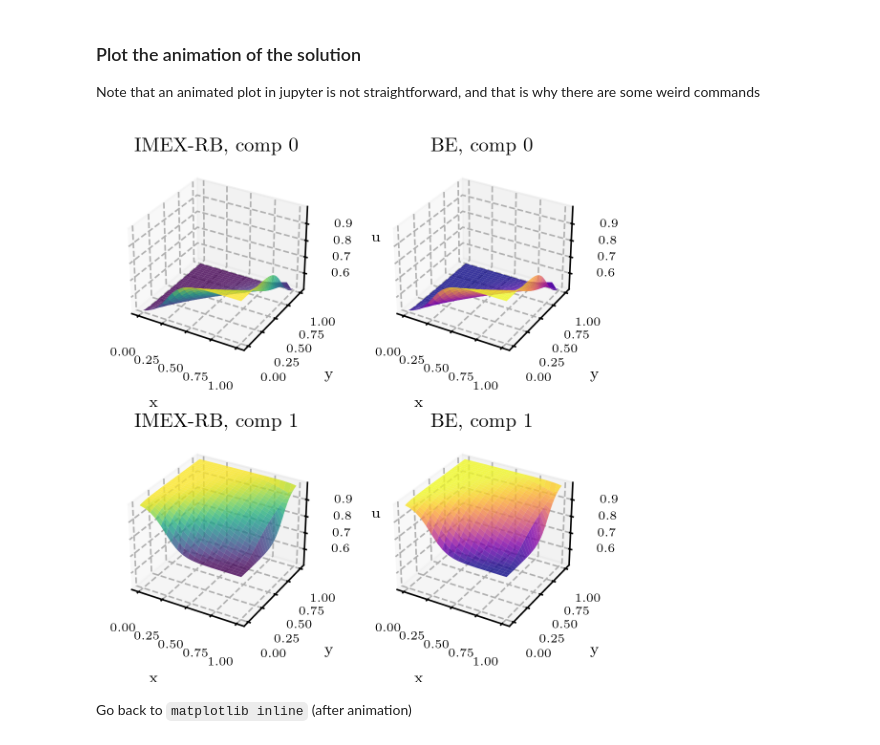
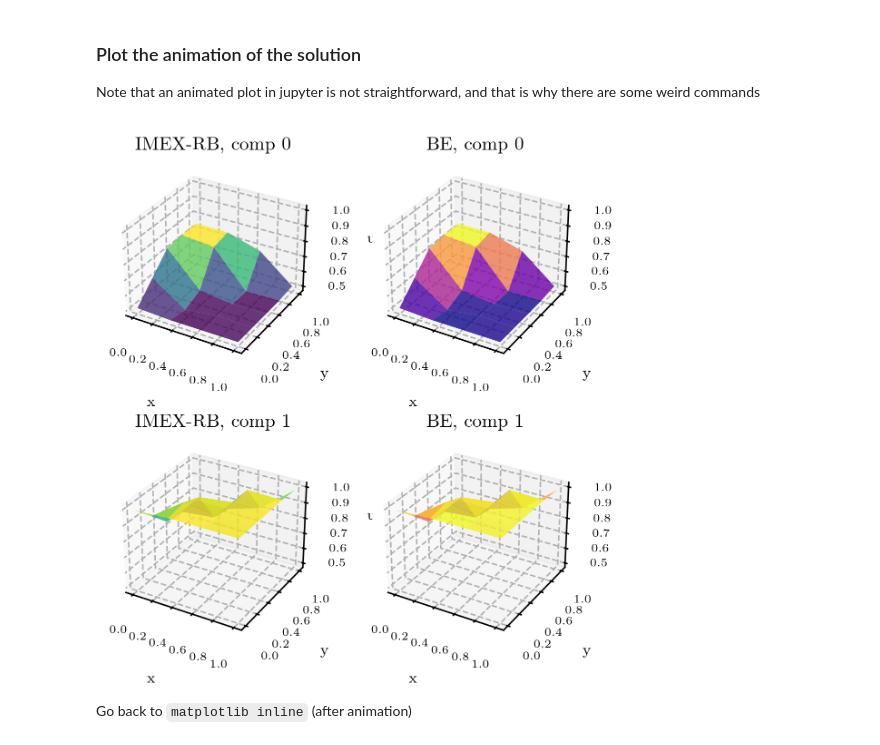
Before and after one commit to Fra-Sala/IMEX-RB, a Jupyter notebook: tutorials/burgers2D.ipynb, the cells around one changed output. Cells and saved outputs as stored; diff of their text form; code cells hidden in the pictures.

Commit message:
[Fixed] Burgers2D works. need to extend compute error to vectorial problems

```diff
--- a/tutorials/burgers2D.ipynb
+++ b/tutorials/burgers2D.ipynb
@@ -26,8 +26,8 @@ from problemsPDE import Burgers2D
 problem_name = "Burgers2D"
 Lx = 1
 Ly = Lx
-Nx = 10
-Ny = 20
+Nx = 20
+Ny = 30
 mu = 0.01
 t0 = 0.0
 tf = 1.0
@@ -115,59 +110,79 @@ plt.show()
 ### Plot the animation of the solution
 Note that an animated plot in jupyter is not straightforward, and that is why there are some weird commands
 # %%
-# assuming soldim components, uIMEX and uBE shape = (soldim*N_tot, Nt)
-# assuming uIMEX and uBE shape = (soldim*N_tot, Nt)
 %matplotlib ipympl
 from IPython import display
 import numpy as np
 import matplotlib.pyplot as plt
 
-Y, X = problem.coords
-Ny, Nx = problem.shape
+# Get the coordinates and shape from problem
+X, Y = problem.coords  # X varies along columns, Y varies along rows
+Nx, Ny = problem.shape  # shape is (Nx, Ny)
 sdim = problem.soldim
 
-zmin = uBE.min()
-zmax = uBE.max()
+# Initialize min/max for consistent z-axis limits
+zmin = min(uIMEX.min(), uBE.min())
+zmax = max(uIMEX.max(), uBE.max())
 
-fig, axes = plt.subplots(sdim, 2, figsize=(4, 2*sdim),
+# Create subplots - one row per solution component, two columns for methods
+fig, axes = plt.subplots(sdim, 2, figsize=(4, 3*sdim),
                          subplot_kw={'projection': '3d'})
+
+# Handle single component case
+if sdim == 1:
+    axes = np.array([axes])
+
+# Set up display for animation
 display_id = display.display("", display_id=True)
 
+# Set up axis labels and limits
 for comp in range(sdim):
     for j, title in enumerate(("IMEX-RB", "BE")):
         ax = axes[comp, j]
         ax.set_xlabel("x")
         ax.set_ylabel("y")
         ax.set_zlabel(f"u[{comp}]")
         ax.set_zlim(zmin, zmax)
         ax.set_title(f"{title}, comp {comp}")
 
+# Initialize surface plots
 surfs = [[None]*2 for _ in range(sdim)]
 for comp in range(sdim):
     for j in (0, 1):
         surfs[comp][j] = axes[comp, j].plot_surface(
-            X, Y, np.zeros((Ny, Nx)), cmap="viridis" if j == 0 else "plasma",
+            X, Y,
+            np.zeros(problem.pyshape),
+            cmap="viridis" if j == 0 else "plasma",
             alpha=0.8
         )
 
-for n in range(uIMEX.shape[1])[::10]:
+# Animate through time steps
+for n in range(uIMEX.shape[1])[::10]:  # Plot every 10th step
     for comp in range(sdim):
-        start = comp * Nx * Ny
-        end = (comp + 1) * Nx * Ny
-        Z1 = uIMEX[start:end, n].reshape((Ny, Nx))
-        Z2 = uBE[start:end,   n].reshape((Ny, Nx))
+        # Get the data for this component
+        start = comp * (Nx * Ny)
+        end = (comp + 1) * (Nx * Ny)
+
+        # Reshape correctly - data is stored in C-order (rows vary slowest)
+        Z1 = uIMEX[start:end, n].reshape(problem.pyshape)
+        Z2 = uBE[start:end, n].reshape(problem.pyshape)
+
+        # Update surface plots
         for j, Z in enumerate((Z1, Z2)):
             surfs[comp][j].remove()
             surfs[comp][j] = axes[comp, j].plot_surface(
-                X, Y, Z,
+                X,Y,
+                Z,
                 cmap="viridis" if j == 0 else "plasma",
                 alpha=0.8
             )
+
+    # Update the display
     display_id.update(fig)
 
 plt.close(fig)
 # %% [output]
-[figure, old version]
+[figure, new version]
 # %% [markdown]
 Go back to `matplotlib inline` (after animation)
 # %%
```
Also changed, not shown: parts of 5 cells of this notebook, 2 other files.
